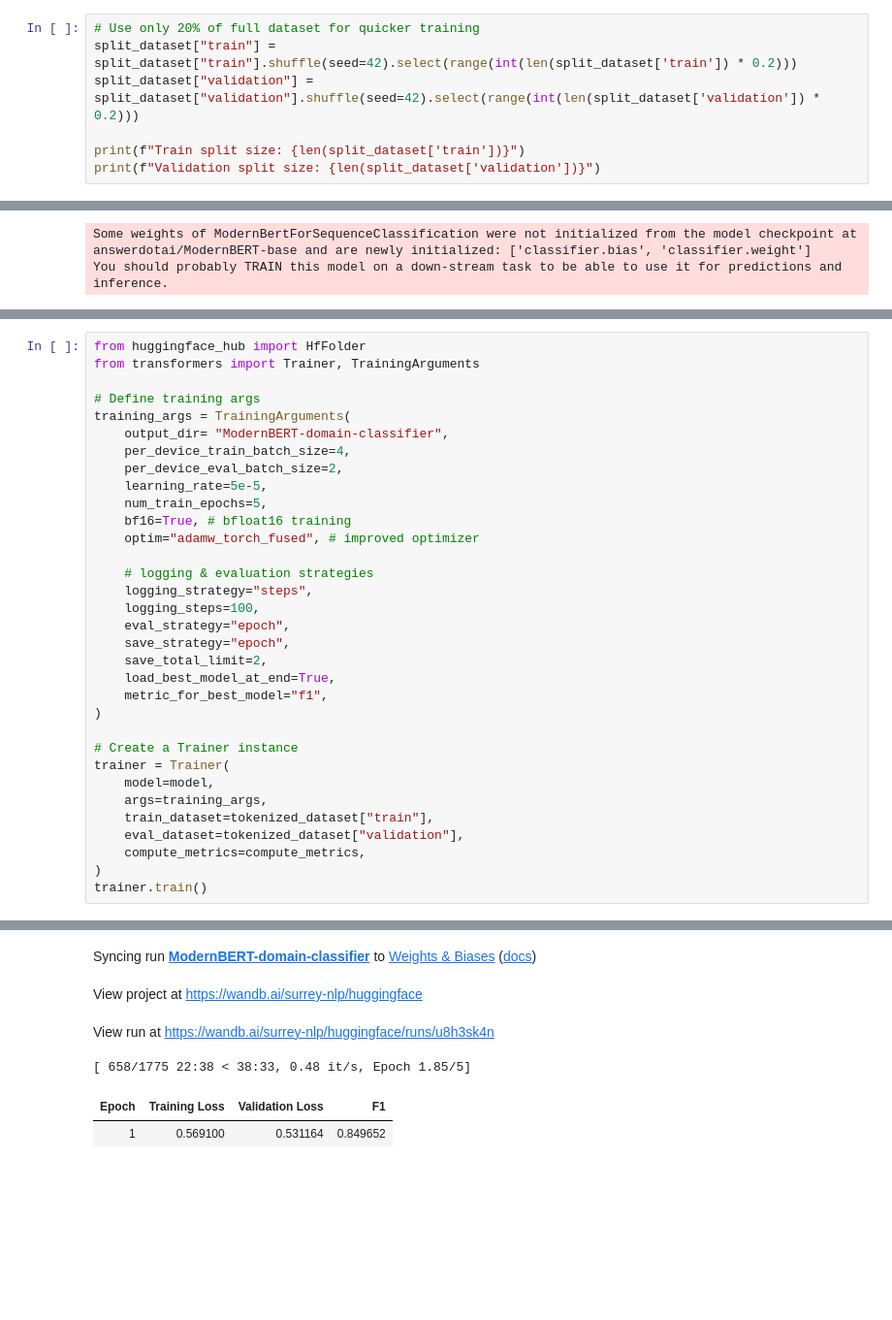
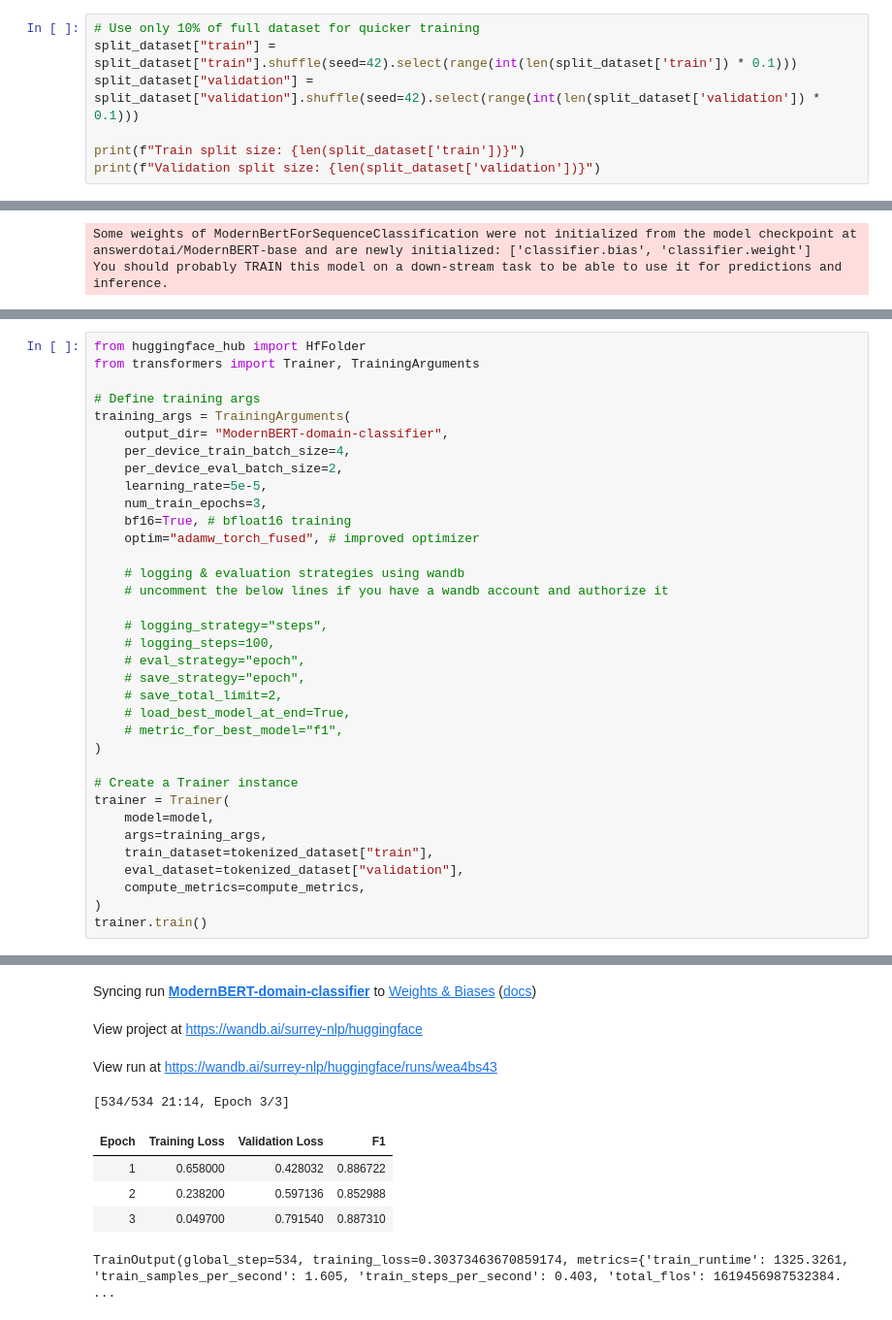
Before and after one commit to surrey-nlp/COLING-Tutorial-LowResScene-2025, a Jupyter notebook: Module_4/Text_Classification_for_LRL.ipynb, the cells around one changed output, grey strips where cells are left out. Shown at 97% size. Drawn from its saved outputs; the diff is of its cells as text; blank space fills up the shorter version.

Commit message:
updated text classification notebook and added BERT finetuning notebook for PLOD dataset

```diff
--- a/Module_4/Text_Classification_for_LRL.ipynb
+++ b/Module_4/Text_Classification_for_LRL.ipynb
@@ -223,9 +232,9 @@ Train split size: 7092
 Validation split size: 1774
 Test split size: 1212
 # %%
-# Use only 20% of full dataset for quicker training
-split_dataset["train"] = split_dataset["train"].shuffle(seed=42).select(range(int(len(split_dataset['train']) * 0.2)))
-split_dataset["validation"] = split_dataset["validation"].shuffle(seed=42).select(range(int(len(split_dataset['validation']) * 0.2)))
+# Use only 10% of full dataset for quicker training
+split_dataset["train"] = split_dataset["train"].shuffle(seed=42).select(range(int(len(split_dataset['train']) * 0.1)))
+split_dataset["validation"] = split_dataset["validation"].shuffle(seed=42).select(range(int(len(split_dataset['validation']) * 0.1)))
 
 print(f"Train split size: {len(split_dataset['train'])}")
 print(f"Validation split size: {len(split_dataset['validation'])}")
@@ -303,18 +344,20 @@ training_args = TrainingArguments(
     per_device_train_batch_size=4,
     per_device_eval_batch_size=2,
     learning_rate=5e-5,
-    num_train_epochs=5,
+    num_train_epochs=3,
     bf16=True, # bfloat16 training
     optim="adamw_torch_fused", # improved optimizer
 
-    # logging & evaluation strategies
-    logging_strategy="steps",
-    logging_steps=100,
-    eval_strategy="epoch",
-    save_strategy="epoch",
-    save_total_limit=2,
-    load_best_model_at_end=True,
-    metric_for_best_model="f1",
+    # logging & evaluation strategies using wandb
+    # uncomment the below lines if you have a wandb account and authorize it
+
+    # logging_strategy="steps",
+    # logging_steps=100,
+    # eval_strategy="epoch",
+    # save_strategy="epoch",
+    # save_total_limit=2,
+    # load_best_model_at_end=True,
+    # metric_for_best_model="f1",
 )
 
 # Create a Trainer instance
@@ -340,9 +383,12 @@ Run data is saved locally in /content/wandb/run-20250114_093245-u8h3sk4n
 Syncing run ModernBERT-domain-classifier to Weights & Biases (docs)
 View project at https://wandb.ai/surrey-nlp/huggingface
-View run at https://wandb.ai/surrey-nlp/huggingface/runs/u8h3sk4n
+View run at https://wandb.ai/surrey-nlp/huggingface/runs/wea4bs43
-[ 658/1775 22:38 < 38:33, 0.48 it/s, Epoch 1.85/5]
+[534/534 21:14, Epoch 3/3]
 | Epoch | Training Loss | Validation Loss | F1 |
-| 1 | 0.569100 | 0.531164 | 0.849652 |
+| 1 | 0.658000 | 0.428032 | 0.886722 |
+| 2 | 0.238200 | 0.597136 | 0.852988 |
+| 3 | 0.049700 | 0.791540 | 0.887310 |
+TrainOutput(global_step=534, training_loss=0.30373463670859174, metrics={'train_runtime': 1325.3261, 'train_samples_per_second': 1.605, 'train_steps_per_second': 0.403, 'total_flos': 1619456987532384. ...
 # %%
 # Perform inference on the test set
 predictions = trainer.predict(tokenized_dataset["test"])
```
Also changed, not shown: parts of 18 cells of this notebook.
